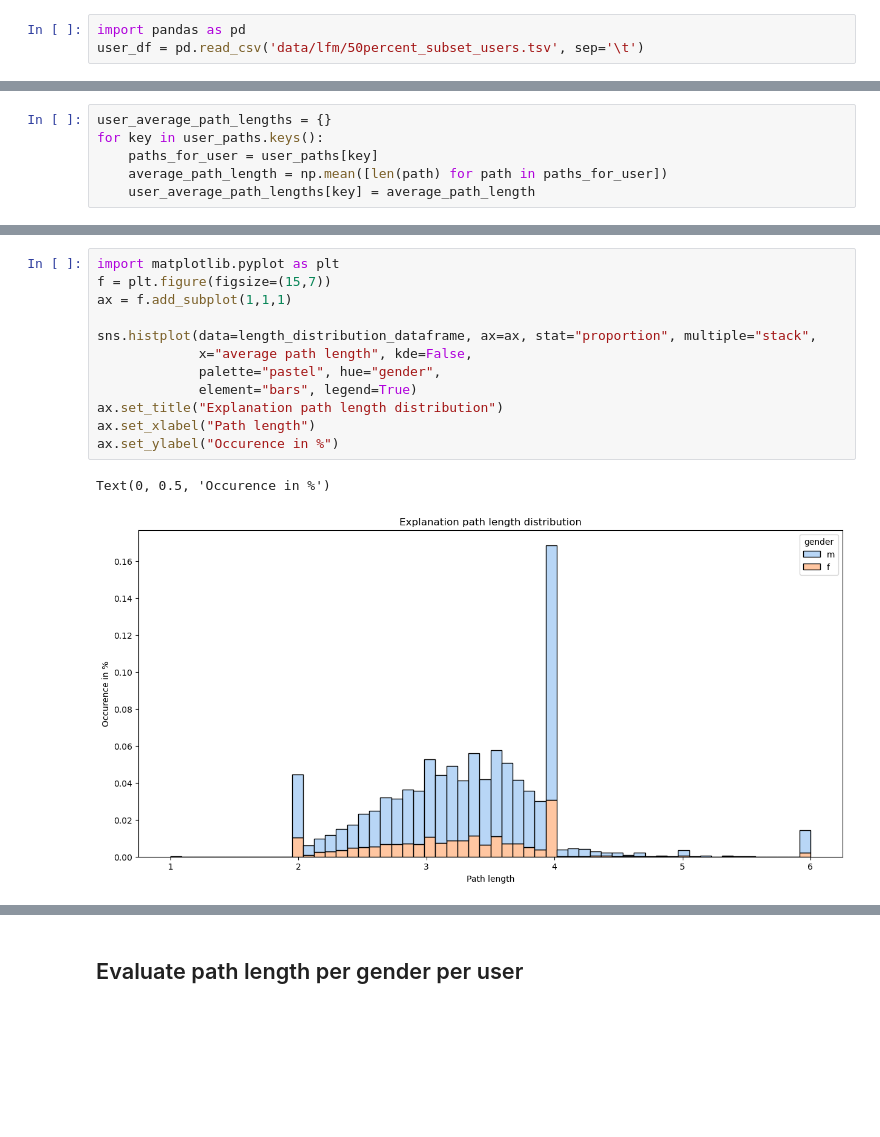
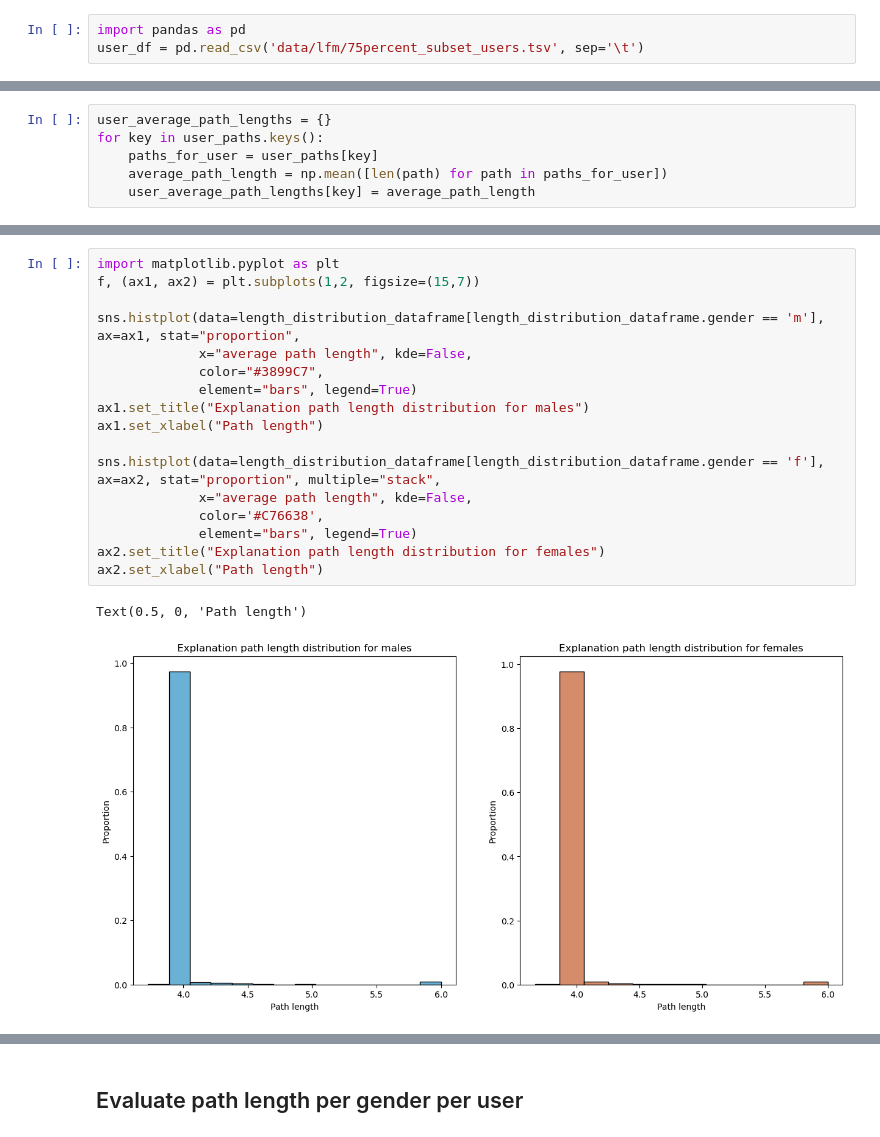
Before and after one commit to jonasfallmann/practical-work, a Jupyter notebook: PracticalWork.ipynb, the cells around one changed output, grey strips where cells are left out. Cells and saved outputs as stored; diff of their text form; blank space fills up the shorter version.

```diff
--- a/PracticalWork.ipynb
+++ b/PracticalWork.ipynb
@@ -276,7 +276,7 @@ import seaborn as sns
 ## Load all users and divide into male and female
 # %%
 import pandas as pd
-user_df = pd.read_csv('data/lfm/50percent_subset_users.tsv', sep='\t')
+user_df = pd.read_csv('data/lfm/75percent_subset_users.tsv', sep='\t')
 # %%
 user_ids = list(user_paths.keys())
 # %%
@@ -329,18 +335,23 @@ length_distribution_dataframe
 # %%
 import matplotlib.pyplot as plt
-f = plt.figure(figsize=(15,7))
-ax = f.add_subplot(1,1,1)
+f, (ax1, ax2) = plt.subplots(1,2, figsize=(15,7))
 
-sns.histplot(data=length_distribution_dataframe, ax=ax, stat="proportion", multiple="stack",
+sns.histplot(data=length_distribution_dataframe[length_distribution_dataframe.gender == 'm'], ax=ax1, stat="proportion",
              x="average path length", kde=False,
-             palette="pastel", hue="gender",
+             color="#3899C7",
              element="bars", legend=True)
-ax.set_title("Explanation path length distribution")
-ax.set_xlabel("Path length")
-ax.set_ylabel("Occurence in %")
+ax1.set_title("Explanation path length distribution for males")
+ax1.set_xlabel("Path length")
+
+sns.histplot(data=length_distribution_dataframe[length_distribution_dataframe.gender == 'f'], ax=ax2, stat="proportion", multiple="stack",
+             x="average path length", kde=False,
+             color='#C76638',
+             element="bars", legend=True)
+ax2.set_title("Explanation path length distribution for females")
+ax2.set_xlabel("Path length")
 # %% [output]
-Text(0, 0.5, 'Occurence in %')
+Text(0.5, 0, 'Path length')
-[figure, old version]
+[figure, new version]
 # %%
 import matplotlib.pyplot as plt
 f = plt.figure(figsize=(15,7))
```
Also changed, not shown: parts of 34 cells of this notebook, 6 other files.
